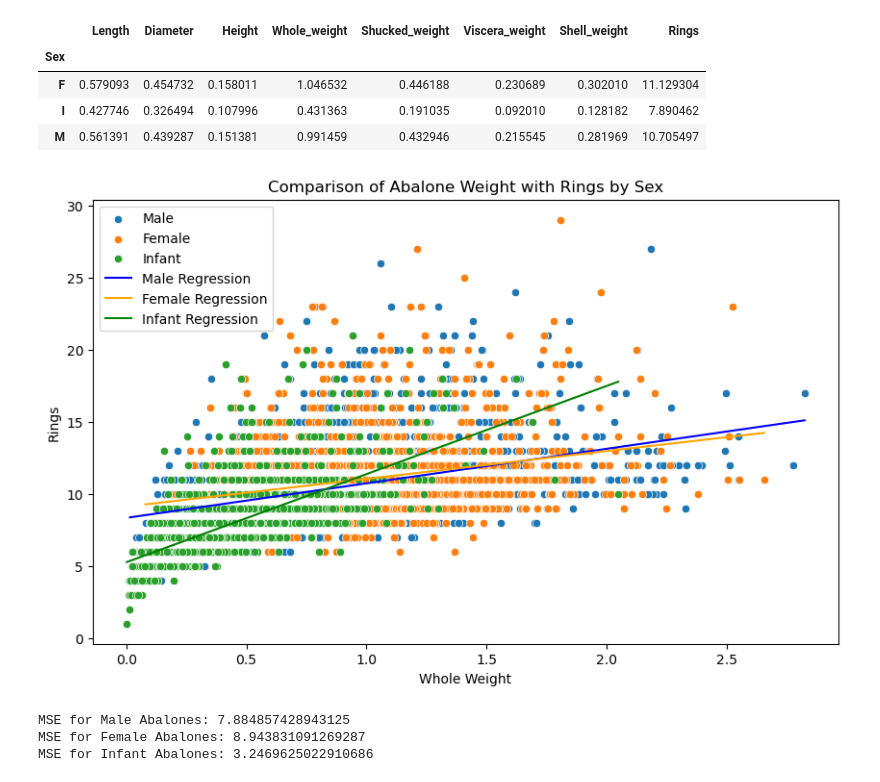
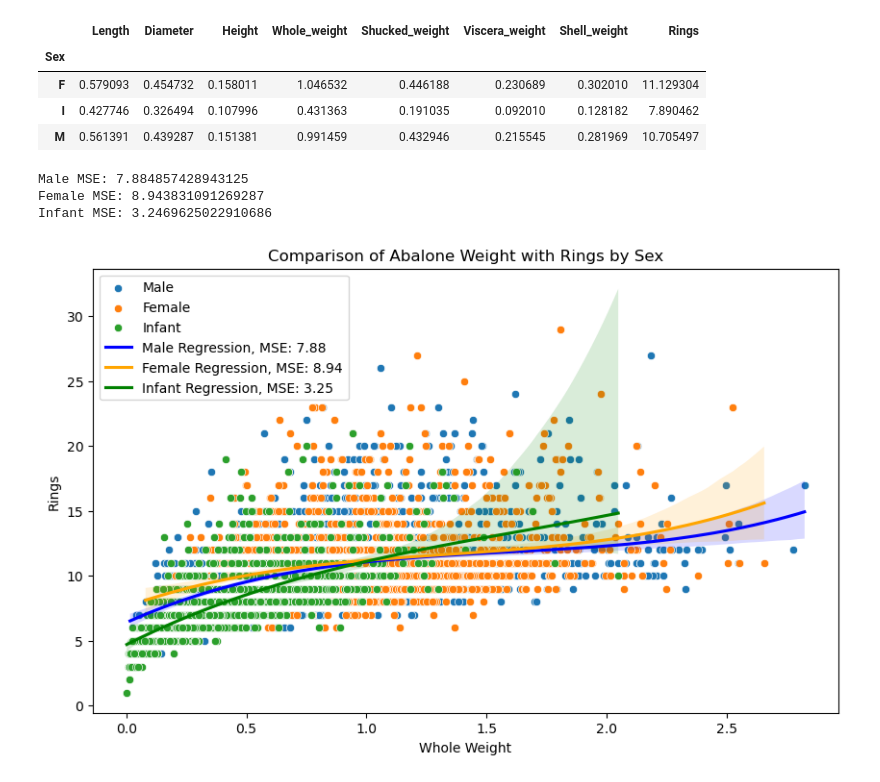
Before and after one commit to Mynhardt83/PR0j3tS, a Jupyter notebook: Abalone.ipynb, the cells around one changed output. Cells and saved outputs as stored; diff of their text form; code cells hidden in the pictures.

```diff
--- a/Abalone.ipynb
+++ b/Abalone.ipynb
@@ -232,52 +232,48 @@ sns.scatterplot(data=male_data, x='Whole_weight', y='Rings', label='Male')
 sns.scatterplot(data=female_data, x='Whole_weight', y='Rings', label='Female')
 
 # Scatter plot for infant abalones
 sns.scatterplot(data=infant_data, x='Whole_weight', y='Rings', label='Infant')
 
 # Perform linear regression for male abalones
 male_lm = LinearRegression()
 male_lm.fit(male_data[['Whole_weight']], male_data['Rings'])
+male_predictions = male_lm.predict(male_data[['Whole_weight']])
+male_mse = mean_squared_error(male_data['Rings'], male_predictions)
+print("Male MSE:", male_mse)
 
 # Perform linear regression for female abalones
 female_lm = LinearRegression()
 female_lm.fit(female_data[['Whole_weight']], female_data['Rings'])
+female_predictions = female_lm.predict(female_data[['Whole_weight']])
+female_mse = mean_squared_error(female_data['Rings'], female_predictions)
+print("Female MSE:", female_mse)
 
 # Perform linear regression for infant abalones
 infant_lm = LinearRegression()
 infant_lm.fit(infant_data[['Whole_weight']], infant_data['Rings'])
+infant_predictions = infant_lm.predict(infant_data[['Whole_weight']])
+infant_mse = mean_squared_error(infant_data['Rings'], infant_predictions)
+print("Infant MSE:", infant_mse)
 
 # Plot regression lines
-sns.lineplot(x=male_data['Whole_weight'], y=male_lm.predict(male_data[['Whole_weight']]), color='blue', label='Male Regression')
-sns.lineplot(x=female_data['Whole_weight'], y=female_lm.predict(female_data[['Whole_weight']]), color='orange', label='Female Regression')
-sns.lineplot(x=infant_data['Whole_weight'], y=infant_lm.predict(infant_data[['Whole_weight']]), color='green', label='Infant Regression')
+x_range = np.linspace(df1['Whole_weight'].min(), df1['Whole_weight'].max(), 100)
+
+sns.regplot(x='Whole_weight', y='Rings', data=male_data, scatter=False, color='blue', label=f'Male Regression, MSE: {male_mse:.2f}', order=3)
+sns.regplot(x='Whole_weight', y='Rings', data=female_data, scatter=False, color='orange', label=f'Female Regression, MSE: {female_mse:.2f}', order=3)
+sns.regplot(x='Whole_weight', y='Rings', data=infant_data, scatter=False, color='green', label=f'Infant Regression, MSE: {infant_mse:.2f}', order=3)
 
 # Set plot labels and title
 plt.xlabel('Whole Weight')
 plt.ylabel('Rings')
 plt.title('Comparison of Abalone Weight with Rings by Sex')
 
 # Show legend
 plt.legend()
 
 # Show plot
 plt.show()
 # %% [output]
+Male MSE: 7.884857428943125
+Female MSE: 8.943831091269287
+Infant MSE: 3.2469625022910686
-[figure, old version]
+[figure, new version]
-# %%
-# Calculate MSE for male abalones
-mse_male = mean_squared_error(male_data['Rings'], male_lm.predict(male_data[['Whole_weight']]))
-
-# Calculate MSE for female abalones
-mse_female = mean_squared_error(female_data['Rings'], female_lm.predict(female_data[['Whole_weight']]))
-
-# Calculate MSE for infant abalones
-mse_infant = mean_squared_error(infant_data['Rings'], infant_lm.predict(infant_data[['Whole_weight']]))
-
-# Print MSE values
-print("MSE for Male Abalones:", mse_male)
-print("MSE for Female Abalones:", mse_female)
-print("MSE for Infant Abalones:", mse_infant)
-# %% [output]
-MSE for Male Abalones: 7.884857428943125
-MSE for Female Abalones: 8.943831091269287
-MSE for Infant Abalones: 3.2469625022910686
```
